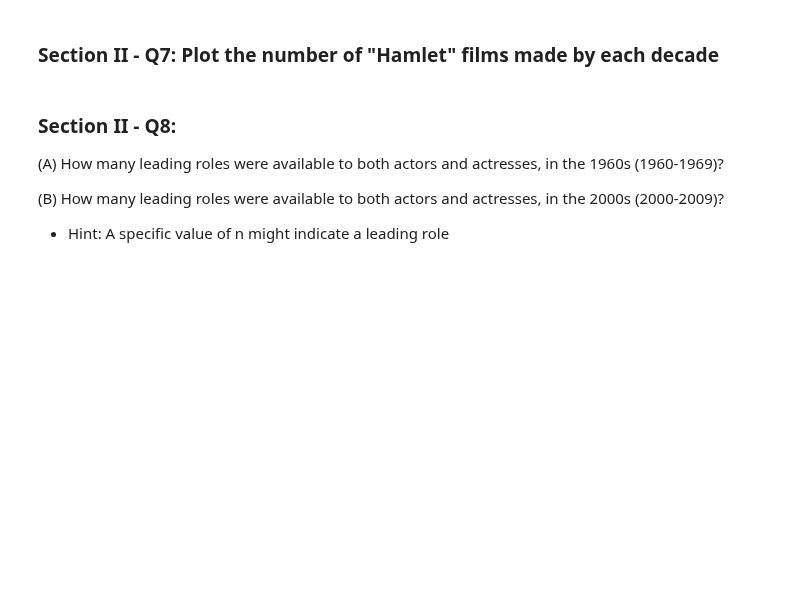
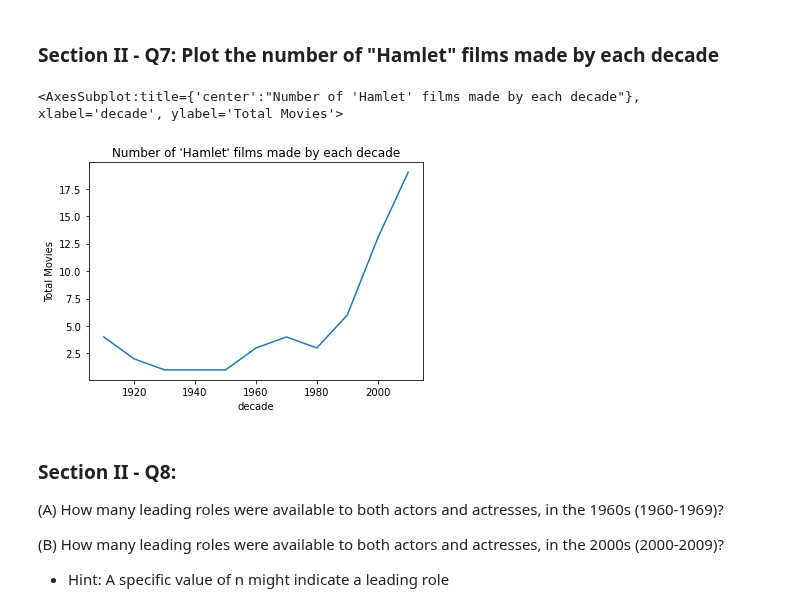
Before and after one commit to springboard-curriculum/mec-mini-projects, a Jupyter notebook: mec-5.3.10-data-wranging-with-pandas-mini-project/Mini_Project_Data_Wrangling_Pandas.ipynb, the cells around one changed output. Saved outputs shown, nothing was run; the diff lists cells and outputs as text; code cells hidden in the pictures; blank space fills up the shorter version.

```diff
--- a/mec-5.3.10-data-wranging-with-pandas-mini-project/Mini_Project_Data_Wrangling_Pandas.ipynb
+++ b/mec-5.3.10-data-wranging-with-pandas-mini-project/Mini_Project_Data_Wrangling_Pandas.ipynb
@@ -221,5 +500,11 @@ top_ten.plot(kind='barh')
 # %% [markdown]
 ### Section II - Q7: Plot the number of "Hamlet" films made by each decade
+# %%
+movies['decade'] = movies['year'] - movies['year']%10
+movies[movies['title'].str.contains('Hamlet')].sort_values('decade').groupby('decade').size().plot(kind='line', ylabel='Total Movies', title="Number of 'Hamlet' films made by each decade")
+# %% [output]
+<AxesSubplot:title={'center':"Number of 'Hamlet' films made by each decade"}, xlabel='decade', ylabel='Total Movies'>
+[figure, added]
 # %% [markdown]
 ### Section II - Q8:
 
```
Also changed, not shown: parts of 45 cells of this notebook.
